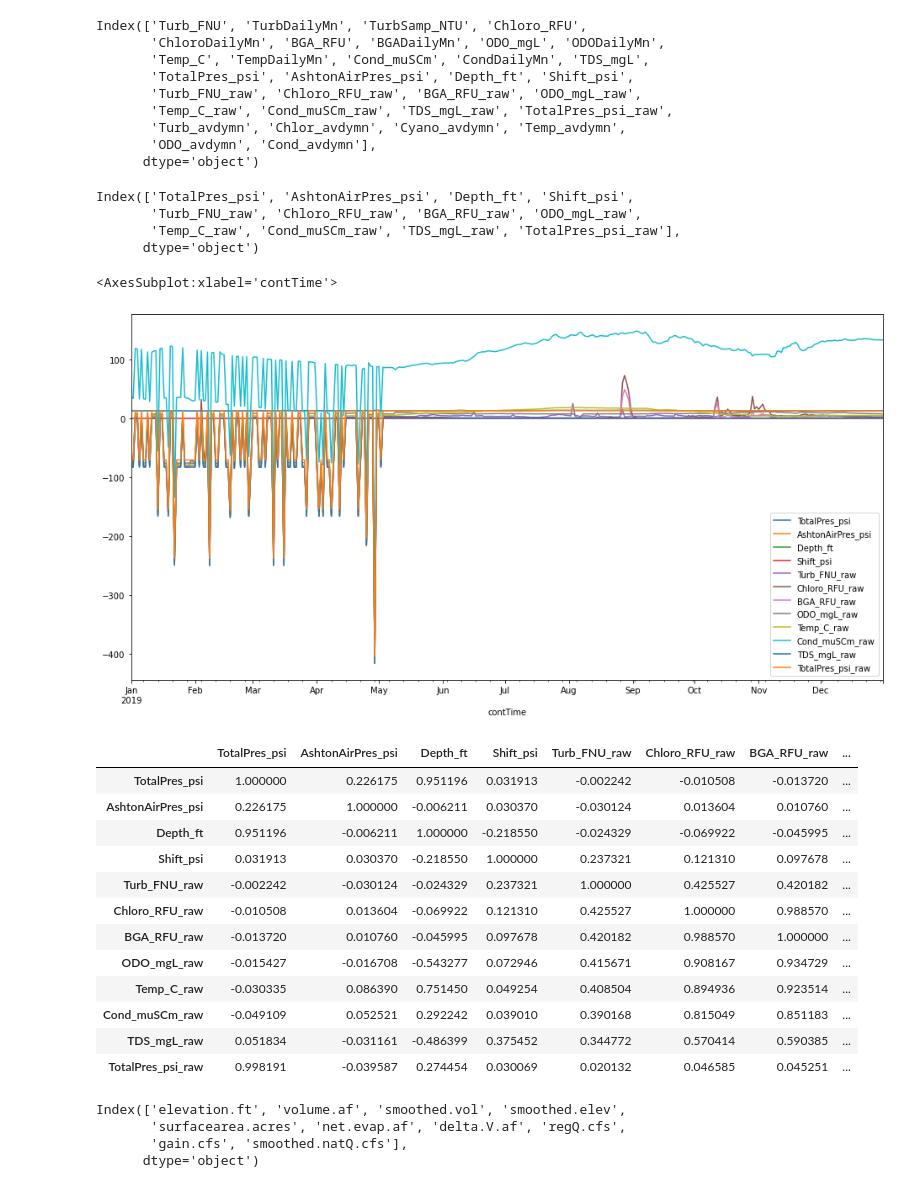
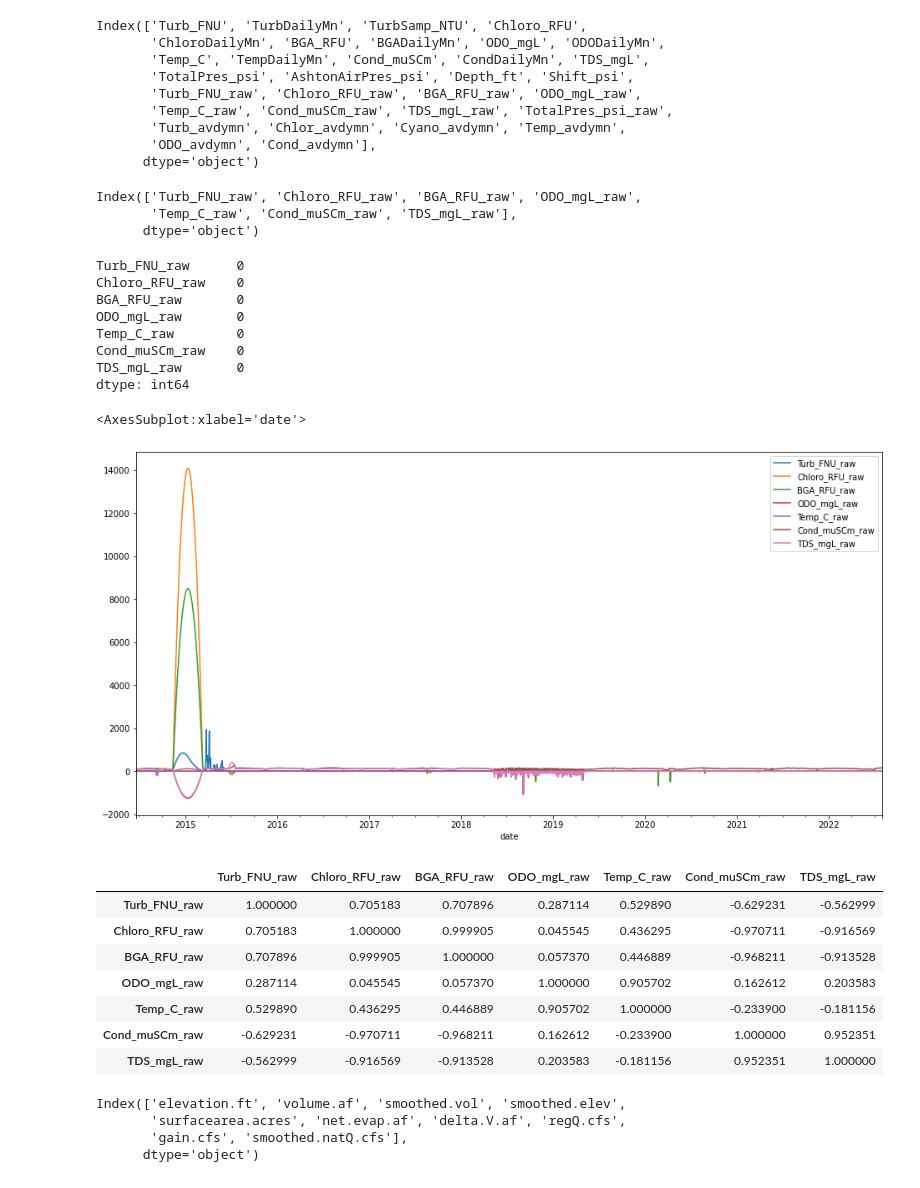
Before and after one commit to Krispy3/HFF_Water, a Jupyter notebook: scratch.ipynb, the cells around one changed output. Drawn from its saved outputs; the diff is of its cells as text; code cells hidden in the pictures.

```diff
--- a/scratch.ipynb
+++ b/scratch.ipynb
@@ -78,0 +64,2 @@ ipe_daily
+# %%
+ipe_daily = ipe_daily[:'2022-08-01']
@@ -114,39 +118,48 @@ Index(['Turb_FNU', 'TurbDailyMn', 'TurbSamp_NTU', 'Chloro_RFU',
        'ODO_avdymn', 'Cond_avdymn'],
       dtype='object')
 # %%
-ipe_daily.drop(['Turb_FNU', 'TurbDailyMn', 'TurbSamp_NTU', 'Chloro_RFU',
+ipe_daily.drop(['TotalPres_psi', 'Turb_FNU', 'TurbDailyMn', 'TurbSamp_NTU', 'Chloro_RFU',
        'ChloroDailyMn', 'BGA_RFU', 'BGADailyMn', 'ODO_mgL', 'ODODailyMn',
-       'Temp_C', 'TempDailyMn', 'Cond_muSCm', 'CondDailyMn', 'TDS_mgL',
-       'Turb_avdymn', 'Chlor_avdymn', 'Cyano_avdymn', 'Temp_avdymn',
-       'ODO_avdymn', 'Cond_avdymn'], axis=1, inplace=True)
+       'Temp_C', 'TempDailyMn', 'Cond_muSCm', 'CondDailyMn', 'TDS_mgL', 'TotalPres_psi_raw',
+       'Turb_avdymn', 'Chlor_avdymn', 'Cyano_avdymn', 'Temp_avdymn', 'Shift_psi',
+       'ODO_avdymn', 'Cond_avdymn', 'AshtonAirPres_psi', 'Depth_ft'], axis=1, inplace=True)
+# %%
+ipe_interp = ipe_daily.interpolate(method='spline', order=2)
 # %%
-ipe_daily.columns
+ipe_interp.columns
 # %% [output]
-Index(['TotalPres_psi', 'AshtonAirPres_psi', 'Depth_ft', 'Shift_psi',
-       'Turb_FNU_raw', 'Chloro_RFU_raw', 'BGA_RFU_raw', 'ODO_mgL_raw',
-       'Temp_C_raw', 'Cond_muSCm_raw', 'TDS_mgL_raw', 'TotalPres_psi_raw'],
+Index(['Turb_FNU_raw', 'Chloro_RFU_raw', 'BGA_RFU_raw', 'ODO_mgL_raw',
+       'Temp_C_raw', 'Cond_muSCm_raw', 'TDS_mgL_raw'],
       dtype='object')
+# %%
+ipe_interp.isna().sum()
+# %% [output]
+Turb_FNU_raw      0
+Chloro_RFU_raw    0
+BGA_RFU_raw       0
+ODO_mgL_raw       0
+Temp_C_raw        0
+Cond_muSCm_raw    0
+TDS_mgL_raw       0
+dtype: int64
+# %%
+ipe_interp.dropna(inplace=True)
 # %%
-ipe_daily['2019'].plot(figsize=(16,8))
+ipe_interp.plot(figsize=(16,8))
 # %% [output]
-<AxesSubplot:xlabel='contTime'>
+<AxesSubplot:xlabel='date'>
-[figure, old version]
+[figure, new version]
 # %%
-ipe_daily.corr()
+ipe_interp.corr()
 # %% [output]
-|  | TotalPres_psi | AshtonAirPres_psi | Depth_ft | Shift_psi | Turb_FNU_raw | Chloro_RFU_raw | BGA_RFU_raw | ... |
-| TotalPres_psi | 1.000000 | 0.226175 | 0.951196 | 0.031913 | -0.002242 | -0.010508 | -0.013720 | ... |
-| AshtonAirPres_psi | 0.226175 | 1.000000 | -0.006211 | 0.030370 | -0.030124 | 0.013604 | 0.010760 | ... |
-| Depth_ft | 0.951196 | -0.006211 | 1.000000 | -0.218550 | -0.024329 | -0.069922 | -0.045995 | ... |
-| Shift_psi | 0.031913 | 0.030370 | -0.218550 | 1.000000 | 0.237321 | 0.121310 | 0.097678 | ... |
-| Turb_FNU_raw | -0.002242 | -0.030124 | -0.024329 | 0.237321 | 1.000000 | 0.425527 | 0.420182 | ... |
-| Chloro_RFU_raw | -0.010508 | 0.013604 | -0.069922 | 0.121310 | 0.425527 | 1.000000 | 0.988570 | ... |
-| BGA_RFU_raw | -0.013720 | 0.010760 | -0.045995 | 0.097678 | 0.420182 | 0.988570 | 1.000000 | ... |
-| ODO_mgL_raw | -0.015427 | -0.016708 | -0.543277 | 0.072946 | 0.415671 | 0.908167 | 0.934729 | ... |
-| Temp_C_raw | -0.030335 | 0.086390 | 0.751450 | 0.049254 | 0.408504 | 0.894936 | 0.923514 | ... |
-| Cond_muSCm_raw | -0.049109 | 0.052521 | 0.292242 | 0.039010 | 0.390168 | 0.815049 | 0.851183 | ... |
-| TDS_mgL_raw | 0.051834 | -0.031161 | -0.486399 | 0.375452 | 0.344772 | 0.570414 | 0.590385 | ... |
-| TotalPres_psi_raw | 0.998191 | -0.039587 | 0.274454 | 0.030069 | 0.020132 | 0.046585 | 0.045251 | ... |
+|  | Turb_FNU_raw | Chloro_RFU_raw | BGA_RFU_raw | ODO_mgL_raw | Temp_C_raw | Cond_muSCm_raw | TDS_mgL_raw |
+| Turb_FNU_raw | 1.000000 | 0.705183 | 0.707896 | 0.287114 | 0.529890 | -0.629231 | -0.562999 |
+| Chloro_RFU_raw | 0.705183 | 1.000000 | 0.999905 | 0.045545 | 0.436295 | -0.970711 | -0.916569 |
+| BGA_RFU_raw | 0.707896 | 0.999905 | 1.000000 | 0.057370 | 0.446889 | -0.968211 | -0.913528 |
+| ODO_mgL_raw | 0.287114 | 0.045545 | 0.057370 | 1.000000 | 0.905702 | 0.162612 | 0.203583 |
+| Temp_C_raw | 0.529890 | 0.436295 | 0.446889 | 0.905702 | 1.000000 | -0.233900 | -0.181156 |
+| Cond_muSCm_raw | -0.629231 | -0.970711 | -0.968211 | 0.162612 | -0.233900 | 1.000000 | 0.952351 |
+| TDS_mgL_raw | -0.562999 | -0.916569 | -0.913528 | 0.203583 | -0.181156 | 0.952351 | 1.000000 |
 # %%
 hydro_df = pd.read_csv('data/IslandPark.TS.csv')
 hydro_df['date'] = pd.to_datetime(hydro_df['date'])
```
Also changed, not shown: parts of 48 cells of this notebook.
